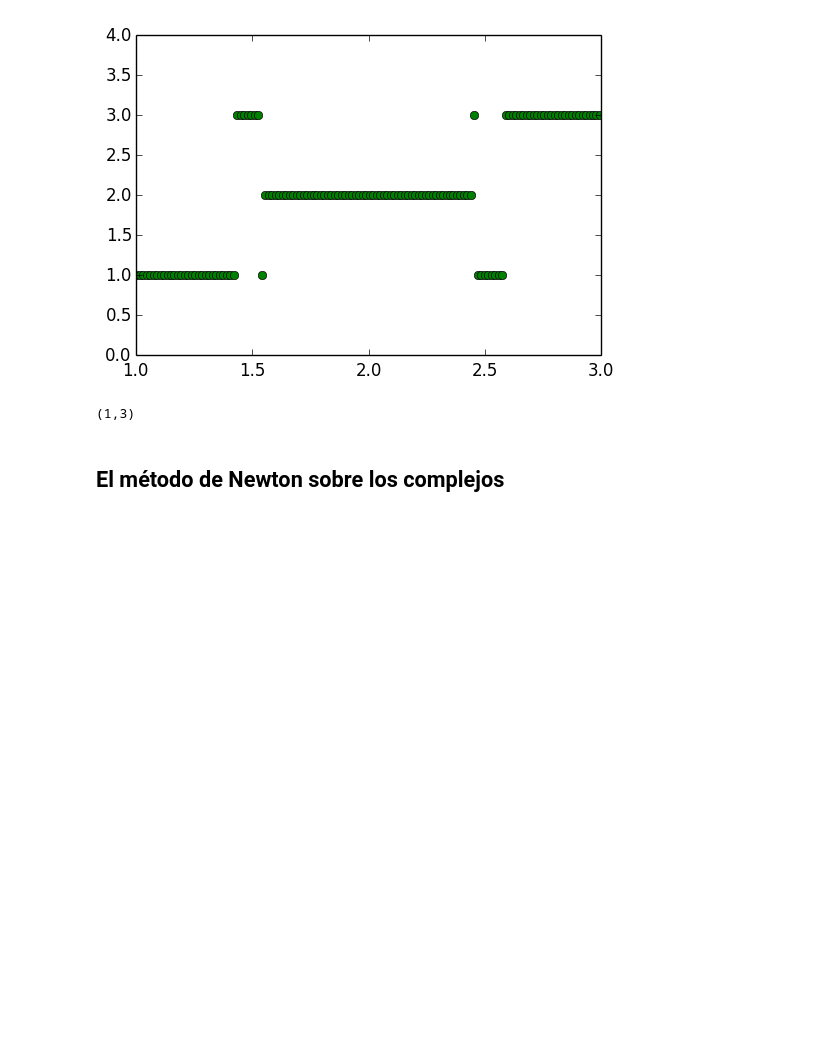
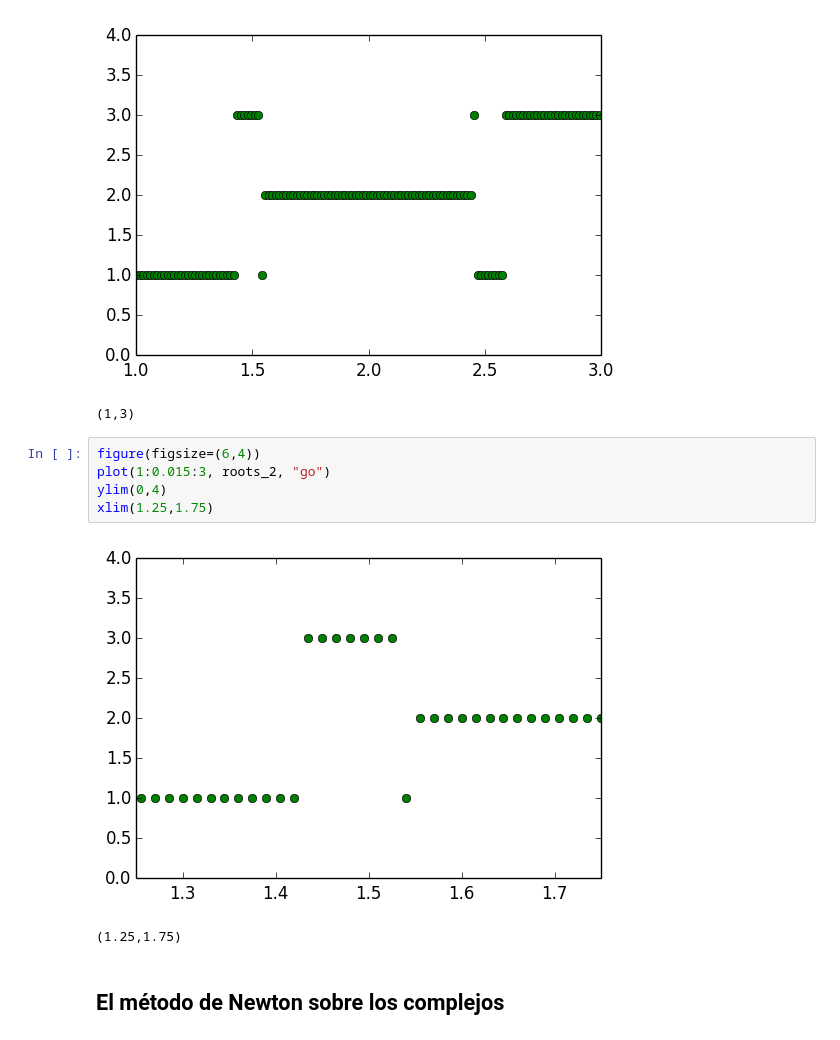
Before and after one commit to ferjefte/2017-1_TSFisComp, a Jupyter notebook: notas_clase/04_Julia_intermedio.ipynb, the cells around one changed output. Saved outputs shown, nothing was run; the diff lists cells and outputs as text; blank space fills up the shorter version.

```diff
--- a/notas_clase/04_Julia_intermedio.ipynb
+++ b/notas_clase/04_Julia_intermedio.ipynb
@@ -441,6 +441,14 @@ xlim(1,3)
 # %% [output]
 [figure]
 (1,3)
+# %%
+figure(figsize=(6,4))
+plot(1:0.015:3, roots_2, "go")
+ylim(0,4)
+xlim(1.25,1.75)
+# %% [output]
+[figure, added]
+(1.25,1.75)
 # %% [markdown]
 ## El método de Newton sobre los complejos
 # %% [markdown]
```
